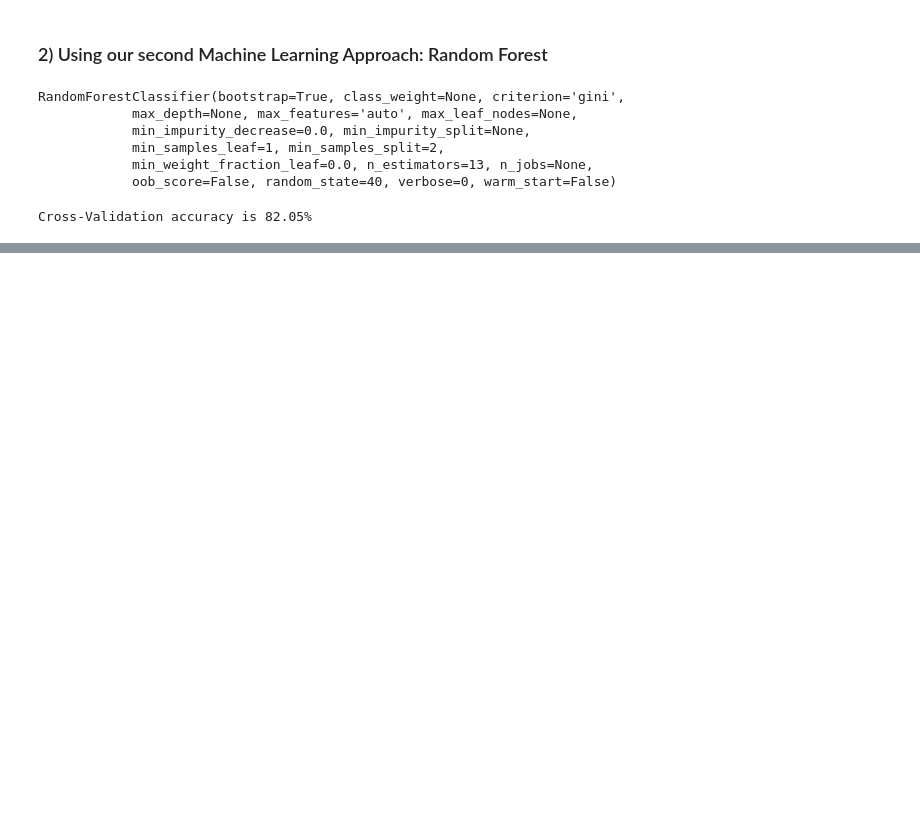
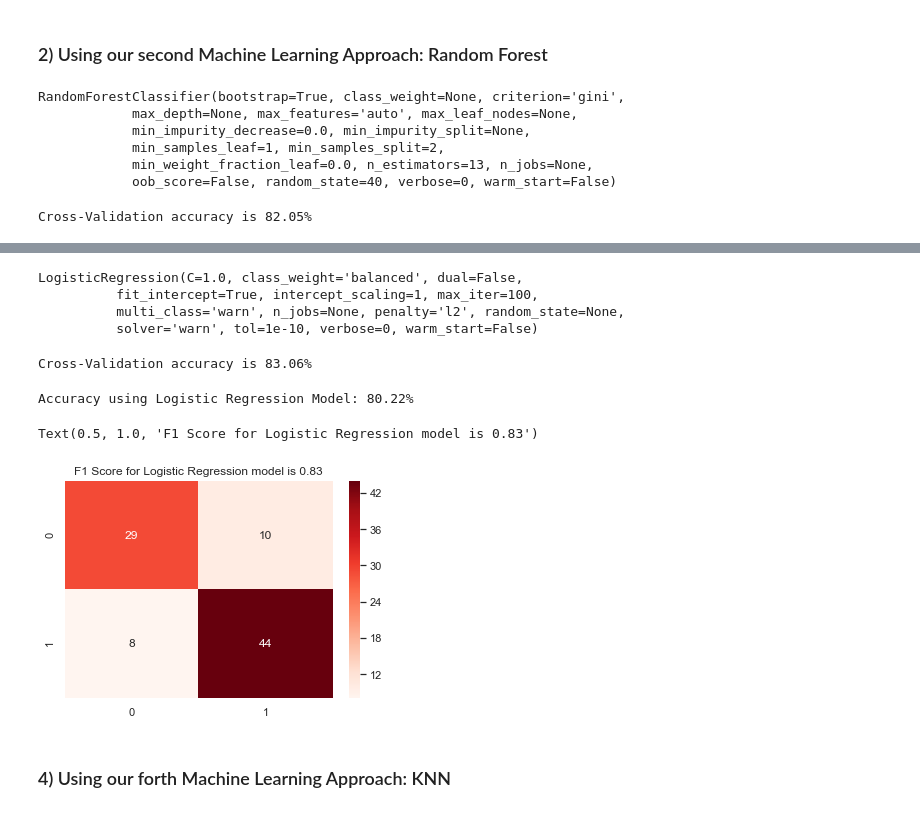
Before and after one commit to chauhan-nitin/UCI_HeartDisease, a Jupyter notebook: heartdisease.ipynb, the cells around one changed output, grey strips where cells are left out. Drawn from its saved outputs; the diff is of its cells as text; code cells hidden in the pictures; blank space fills up the shorter version.

```diff
--- a/heartdisease.ipynb
+++ b/heartdisease.ipynb
@@ -311,0 +314,35 @@ Text(0.5, 1.0, 'F1 Score for Random Forest model is 0.78%')
+# %%
+# Next we take Logistic Regression for Binary Classification
+from sklearn.linear_model import LogisticRegression
+logit=LogisticRegression(class_weight='balanced', tol=1e-10)
+
+# Creare a model with X_train and Y_train data
+logit.fit(X_train,Y_train)
+# %% [output]
+LogisticRegression(C=1.0, class_weight='balanced', dual=False,
+          fit_intercept=True, intercept_scaling=1, max_iter=100,
+          multi_class='warn', n_jobs=None, penalty='l2', random_state=None,
+          solver='warn', tol=1e-10, verbose=0, warm_start=False)
+# %%
+# Run the model on X_test to predict the target labels. Use cross-validation accuracy to check if model overfits or underfits
+predict3 = logit.predict(X_test)
+score_logit= CrossVal(X_train,Y_train,logit)
+print('Cross-Validation accuracy is {:.2f}%'.format(score_logit.mean()*100))
+# %% [output]
+Cross-Validation accuracy is 83.06%
+# %%
+# Compare the predicted target labels with Y_test
+from sklearn.metrics import accuracy_score,confusion_matrix, f1_score
+print("Accuracy using Logistic Regression Model: {:.2f}%".format(accuracy_score(Y_test,predict3)*100))
+# assign cnf_matrix with result of confusion_matrix array
+cnf_matrix = confusion_matrix(Y_test,predict3)
+#create a heat map
+sns.heatmap(pd.DataFrame(cnf_matrix), annot = True, cmap = 'Reds', fmt = 'd')
+logit_f1=f1_score(Y_test,predict3)
+plt.title('F1 Score for Logistic Regression model is {:.2f}'.format(logit_f1))
+# %% [output]
+Accuracy using Logistic Regression Model: 80.22%
+Text(0.5, 1.0, 'F1 Score for Logistic Regression model is 0.83')
+[figure, added]
+# %% [markdown]
+### 4) Using our forth Machine Learning Approach: KNN
```
Also changed, not shown: parts of 11 cells of this notebook.
